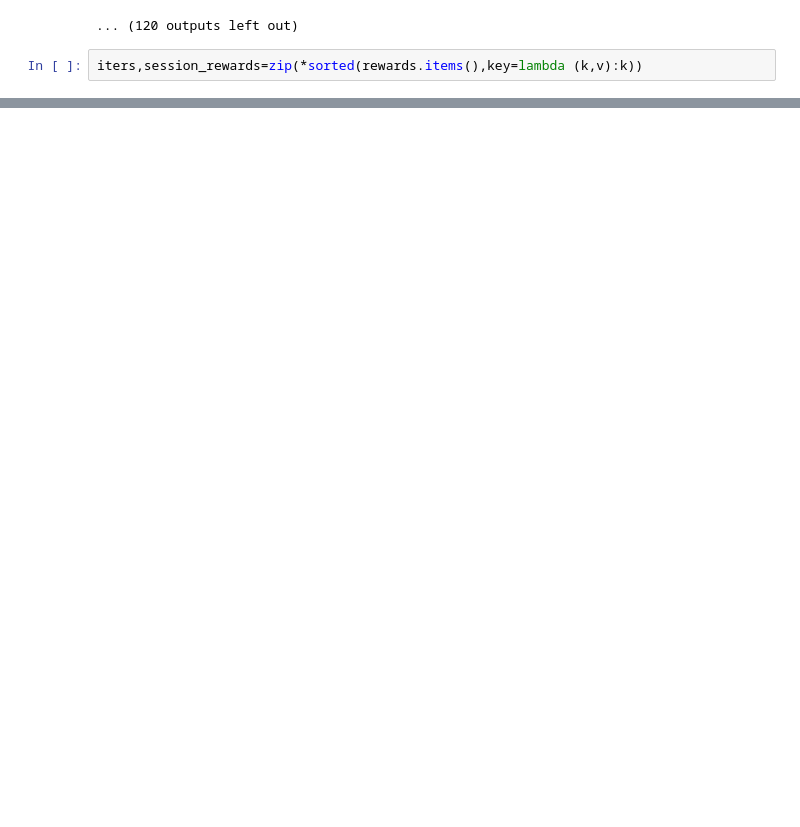
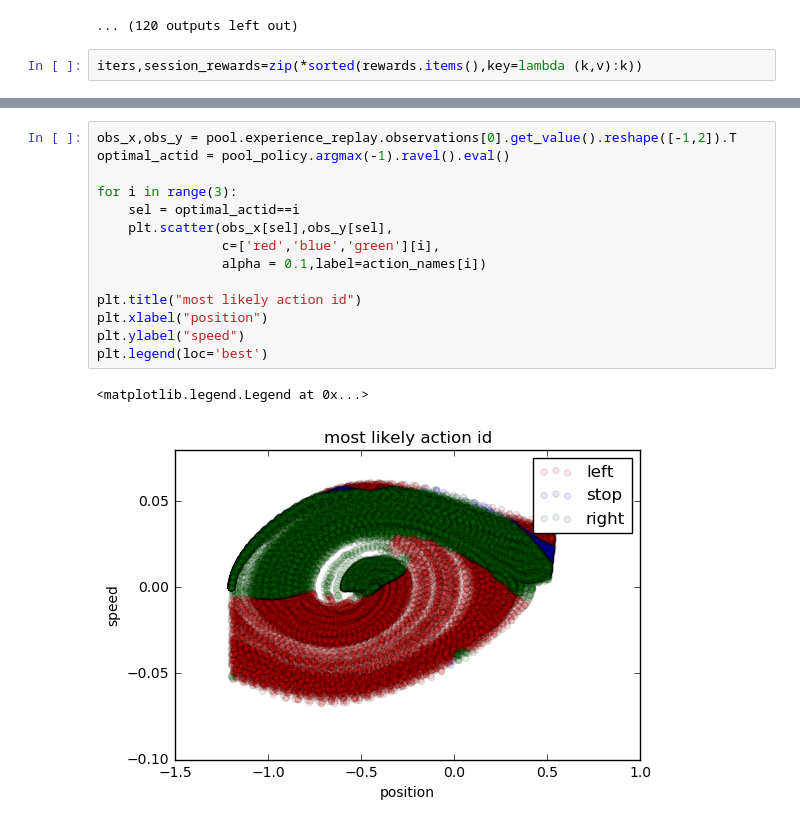
Before and after one commit to justheuristic/vime, a Jupyter notebook: mountaincar-a2c-vime.ipynb, the cells around one changed output, grey strips where cells are left out. Cells and saved outputs as stored; diff of their text form; blank space fills up the shorter version.

```diff
--- a/mountaincar-a2c-vime.ipynb
+++ b/mountaincar-a2c-vime.ipynb
@@ -375,0 +390,17 @@ plt.plot(iters,map(np.mean,session_rewards))
+# %%
+obs_x,obs_y = pool.experience_replay.observations[0].get_value().reshape([-1,2]).T
+optimal_actid = pool_policy.argmax(-1).ravel().eval()
+
+for i in range(3):
+    sel = optimal_actid==i
+    plt.scatter(obs_x[sel],obs_y[sel],
+                c=['red','blue','green'][i],
+                alpha = 0.1,label=action_names[i])
+
+plt.title("most likely action id")
+plt.xlabel("position")
+plt.ylabel("speed")
+plt.legend(loc='best')
+# %% [output]
+<matplotlib.legend.Legend at 0x...>
+[figure, added]
```
Also changed, not shown: parts of 14 cells of this notebook, 1 other file.
